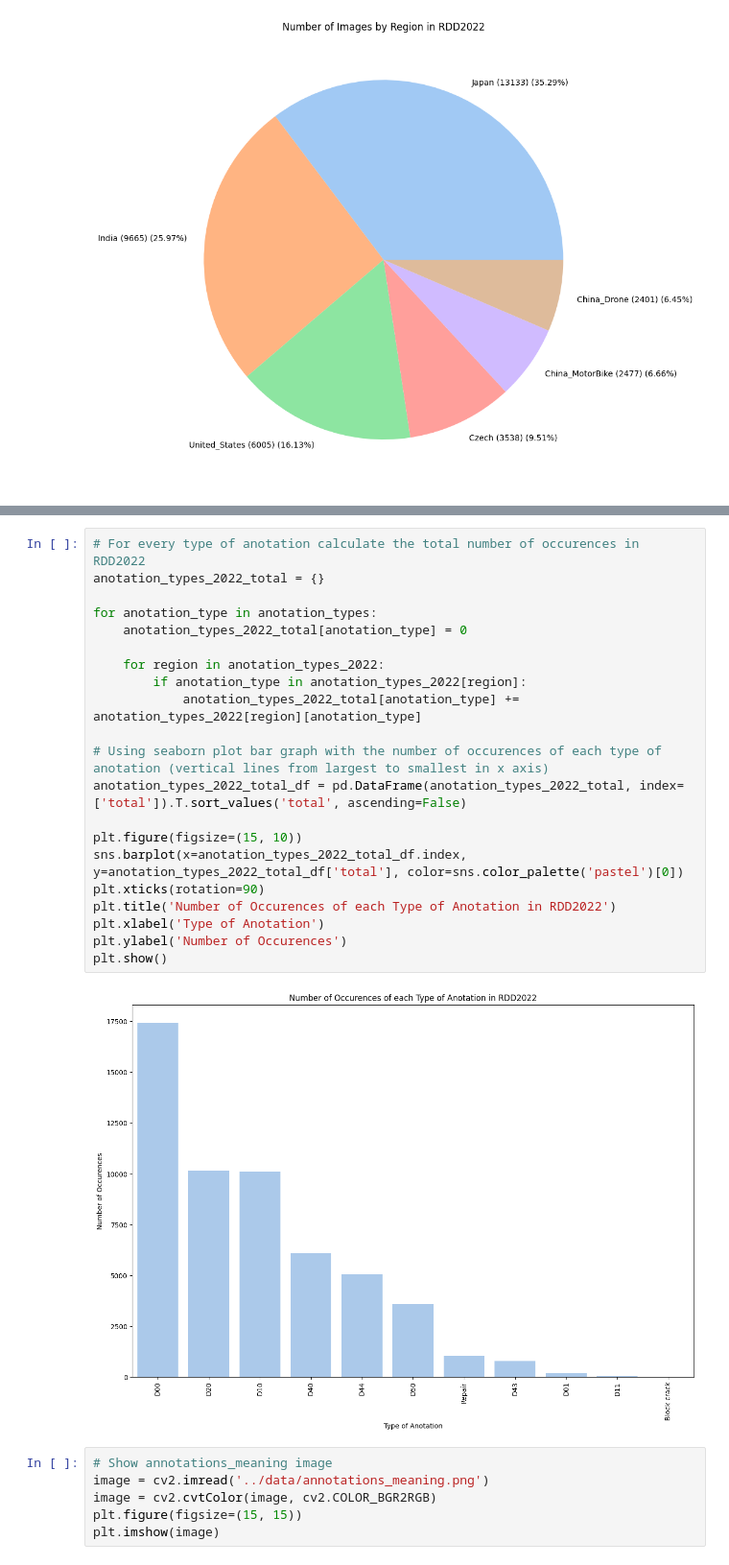
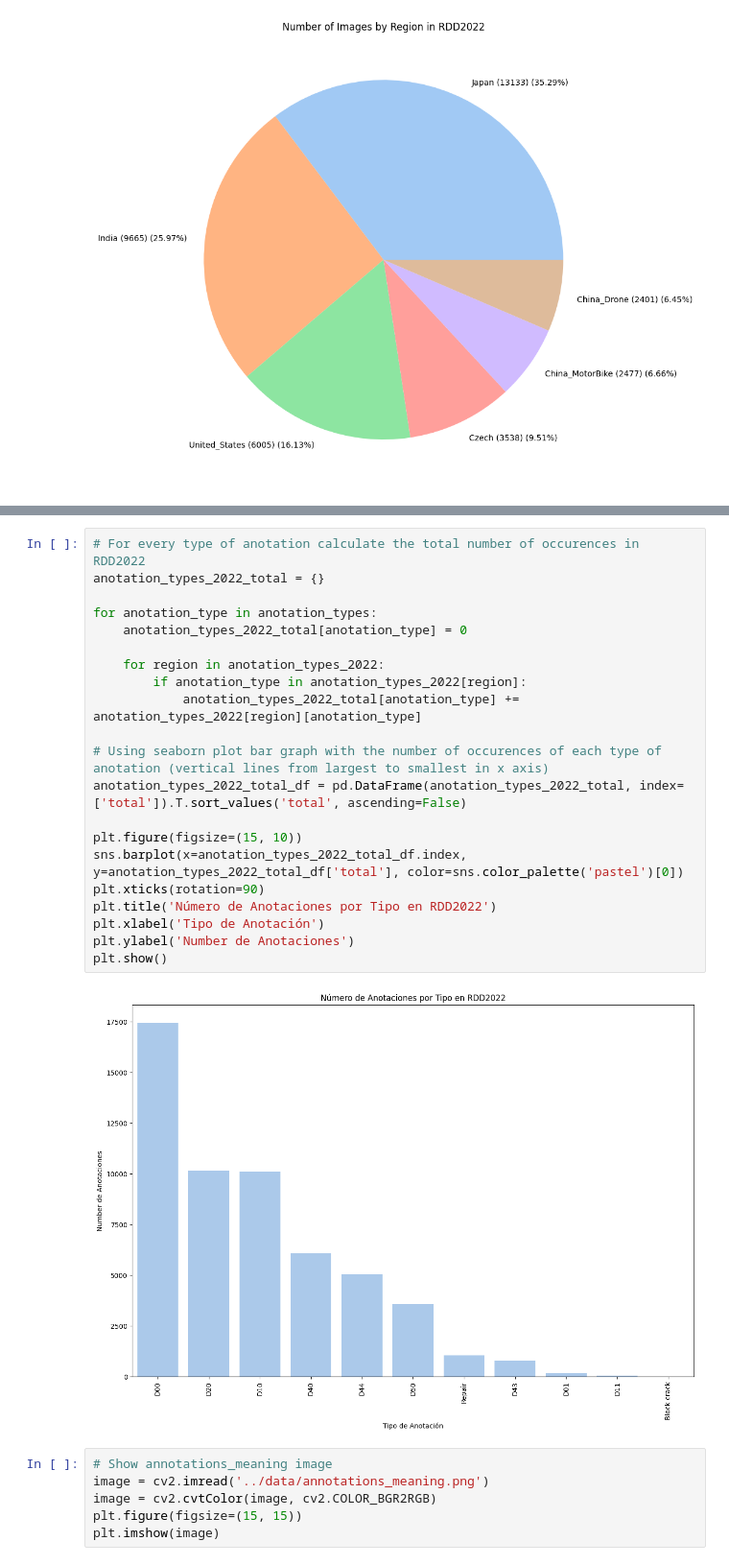
Before and after one commit to JaviBT/tfg-informatica, a Jupyter notebook: data/prepare_data.ipynb, the cells around one changed output, grey strips where cells are left out. Shown at 96% size. Drawn from its saved outputs; the diff is of its cells as text.

```diff
--- a/data/prepare_data.ipynb
+++ b/data/prepare_data.ipynb
@@ -161,26 +161,26 @@ anotation_types_2022, anotation_types, len(anotation_types)
 # %%
 # For every type of anotation calculate the total number of occurences in RDD2022
 anotation_types_2022_total = {}
 
 for anotation_type in anotation_types:
     anotation_types_2022_total[anotation_type] = 0
 
     for region in anotation_types_2022:
         if anotation_type in anotation_types_2022[region]:
             anotation_types_2022_total[anotation_type] += anotation_types_2022[region][anotation_type]
 
 # Using seaborn plot bar graph with the number of occurences of each type of anotation (vertical lines from largest to smallest in x axis)
 anotation_types_2022_total_df = pd.DataFrame(anotation_types_2022_total, index=['total']).T.sort_values('total', ascending=False)
 
 plt.figure(figsize=(15, 10))
 sns.barplot(x=anotation_types_2022_total_df.index, y=anotation_types_2022_total_df['total'], color=sns.color_palette('pastel')[0])
 plt.xticks(rotation=90)
-plt.title('Number of Occurences of each Type of Anotation in RDD2022')
-plt.xlabel('Type of Anotation')
-plt.ylabel('Number of Occurences')
+plt.title('Número de Anotaciones por Tipo en RDD2022')
+plt.xlabel('Tipo de Anotación')
+plt.ylabel('Number de Anotaciones')
 plt.show()
 # %% [output]
-[figure, old version]
+[figure, new version]
 # %%
 # Show annotations_meaning image
 image = cv2.imread('../data/annotations_meaning.png')
```
Also changed, not shown: parts of 3 cells of this notebook, 10 other files.
